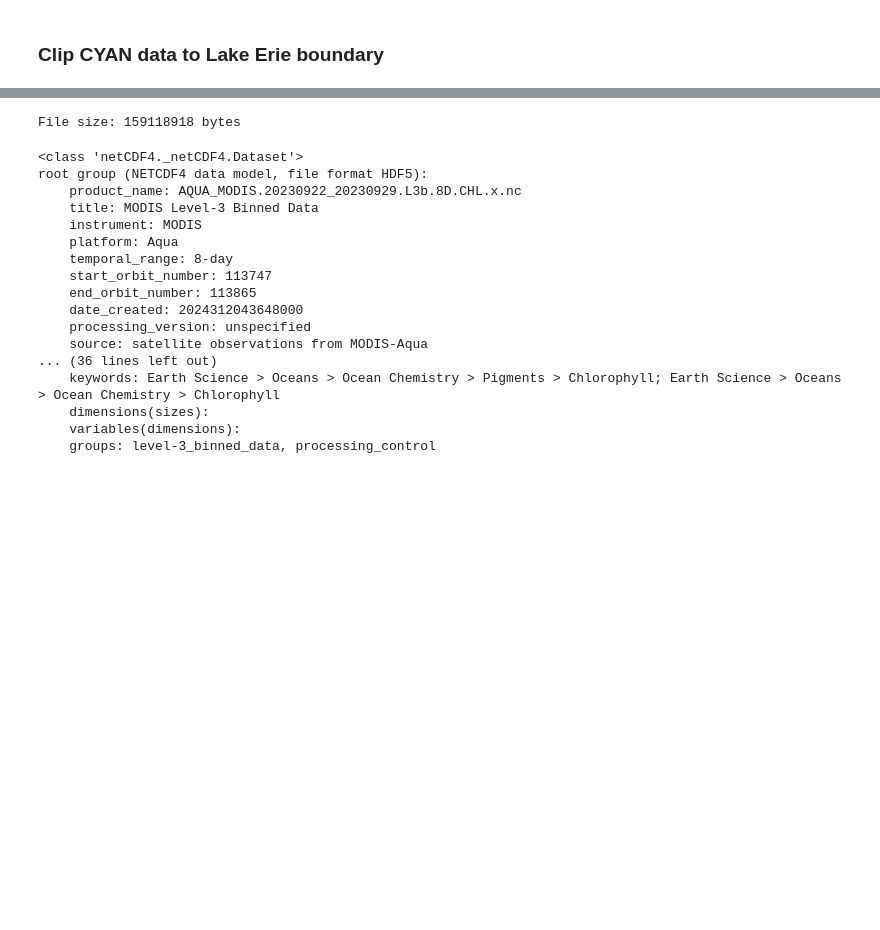
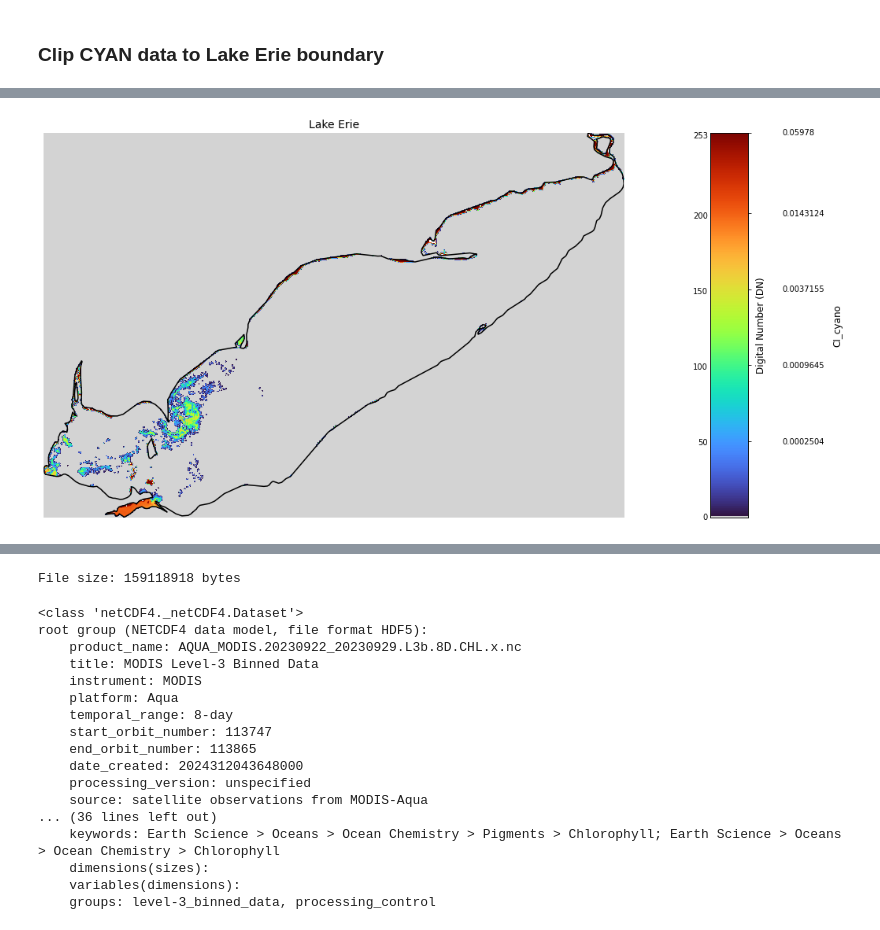
Before and after one commit to jazpritch/WWenSWenCShenJPritchett_CEE506_ESDA_FinalProject, a Jupyter notebook: Algal_data_preprocess.ipynb, the cells around one changed output, grey strips where cells are left out. Drawn from its saved outputs; the diff is of its cells as text; code cells hidden in the pictures; blank space fills up the shorter version.

```diff
--- a/Algal_data_preprocess.ipynb
+++ b/Algal_data_preprocess.ipynb
@@ -269,0 +348,18 @@ plt.show()
+# %%
+# Check the bounding box of the raster
+with rasterio.open(merged_files[0]) as src:
+    raster_bounds = src.bounds
+    print(f"Raster Bounds: {raster_bounds}")
+
+# Check the bounding box of Lake Erie
+lake_bounds = lake_erie.total_bounds  # xmin, ymin, xmax, ymax
+print(f"Lake Erie Bounds: {lake_bounds}")
+
+# Verify overlap
+from shapely.geometry import box
+
+raster_box = box(*raster_bounds)
+lake_box = box(*lake_bounds)
+
+if not raster_box.intersects(lake_box):
+    raise ValueError("Lake Erie geometry does not overlap with the raster.")
@@ -269,0 +441,80 @@ plt.show()
+# %%
+import numpy as np
+import rasterio
+import matplotlib.pyplot as plt
+from matplotlib.gridspec import GridSpec
+from matplotlib.colors import ListedColormap
+import geopandas as gpd
+
+# Path to the merged `.tif` file
+file_path = 'Clipped2_Lake_Erie/L20162622016268.L3m_7D_CYAN_CI_cyano_CYAN_CONUS_300m_merged.tif'
+
+# Path to the Lake Erie shapefile
+lake_shapefile = "Lakes_Boundary/ne_10m_lakes.shp"
+
+# Open the merged file
+with rasterio.open(file_path) as src:
+    image = src.read(1)  # Read the first band
+    extent = src.bounds  # Get raster bounds for plotting
+    transform = src.transform  # Get transformation for aligning shapefile
+
+# Load the Lake Erie boundary shapefile
+lakes = gpd.read_file(lake_shapefile)
+
+# Reproject Lake Erie to match the CRS of the raster
+lake_erie = lakes[lakes['name'] == 'Lake Erie']
+lake_erie = lake_erie.to_crs(crs=src.crs)
+
+# Customize the colormap: DN=0 is light grey, DN=255 is white
+original_cmap = plt.cm.turbo
+colors = original_cmap(np.linspace(0, 1, 256))
+colors[0] = [0.83, 0.83, 0.83, 1.0]  # Light grey for DN=0 (RGB: 211, 211, 211)
+colors[255] = [1.0, 1.0, 1.0, 1.0]   # White for DN=255 (RGB: 255, 255, 255)
+custom_cmap = ListedColormap(colors)
+
+# Create a figure with GridSpec for precise layout control
+fig = plt.figure(figsize=(18, 9))
+gs = GridSpec(1, 2, width_ratios=[1, 0.05])  # Add space for vertical color bar
+
+# Add the plot for the merged raster
+ax = fig.add_subplot(gs[0, 0])  # Main plot area
+im = ax.imshow(image, cmap=custom_cmap, extent=[extent.left, extent.right, extent.bottom, extent.top])
+ax.set_title('Lake Erie', fontsize=14)
+ax.axis('off')  # Turn off axes for cleaner display
+
+# Overlay Lake Erie boundary
+lake_erie.boundary.plot(ax=ax, edgecolor='black', linewidth=1.5, label='Lake Boundary')
+
+# Add the color bar on the right
+cbar_ax = fig.add_subplot(gs[0, 1])  # Space for the color bar
+cbar = fig.colorbar(im, cax=cbar_ax, orientation='vertical')
+
+# Add ticks for DN values
+cbar.set_ticks([0, 50, 100, 150, 200, 253])  # Digital number ticks
+cbar.ax.set_yticklabels([
+    '0', '50', '100', '150', '200', '253'  # Digital number labels
+], fontsize=10, va='center')
+
+# Add labels for the right side of the color bar
+cbar.ax.tick_params(axis='y', which='both', length=0)  # Remove default tick marks
+cbar.ax2 = cbar_ax.twinx()  # Add a secondary y-axis on the right for CI_cyano values
+cbar.ax2.set_yticks([50, 100, 150, 200, 253])  # Match DN ticks
+cbar.ax2.set_yticklabels([
+    '0.0002504',
+    '0.0009645',
+    '0.0037155',
+    '0.0143124',
+    '0.05978',
+], fontsize=10, va='center')
+cbar.ax2.tick_params(axis='y', which='both', pad=40)
+
+# Add side labels for the color bar
+cbar.ax.set_ylabel('Digital Number (DN)', fontsize=12, labelpad=10)  # Left side label
+cbar.ax2.set_ylabel('CI_cyano', fontsize=12, labelpad=10)  # Right side label
+
+# Adjust layout to tighten spacing
+plt.subplots_adjust(wspace=0.001)  # Adjust spacing between the plot and color bar
+
+plt.show()
+# %% [output]
+[figure, added]
```
Also changed, not shown: parts of 19 cells of this notebook.
